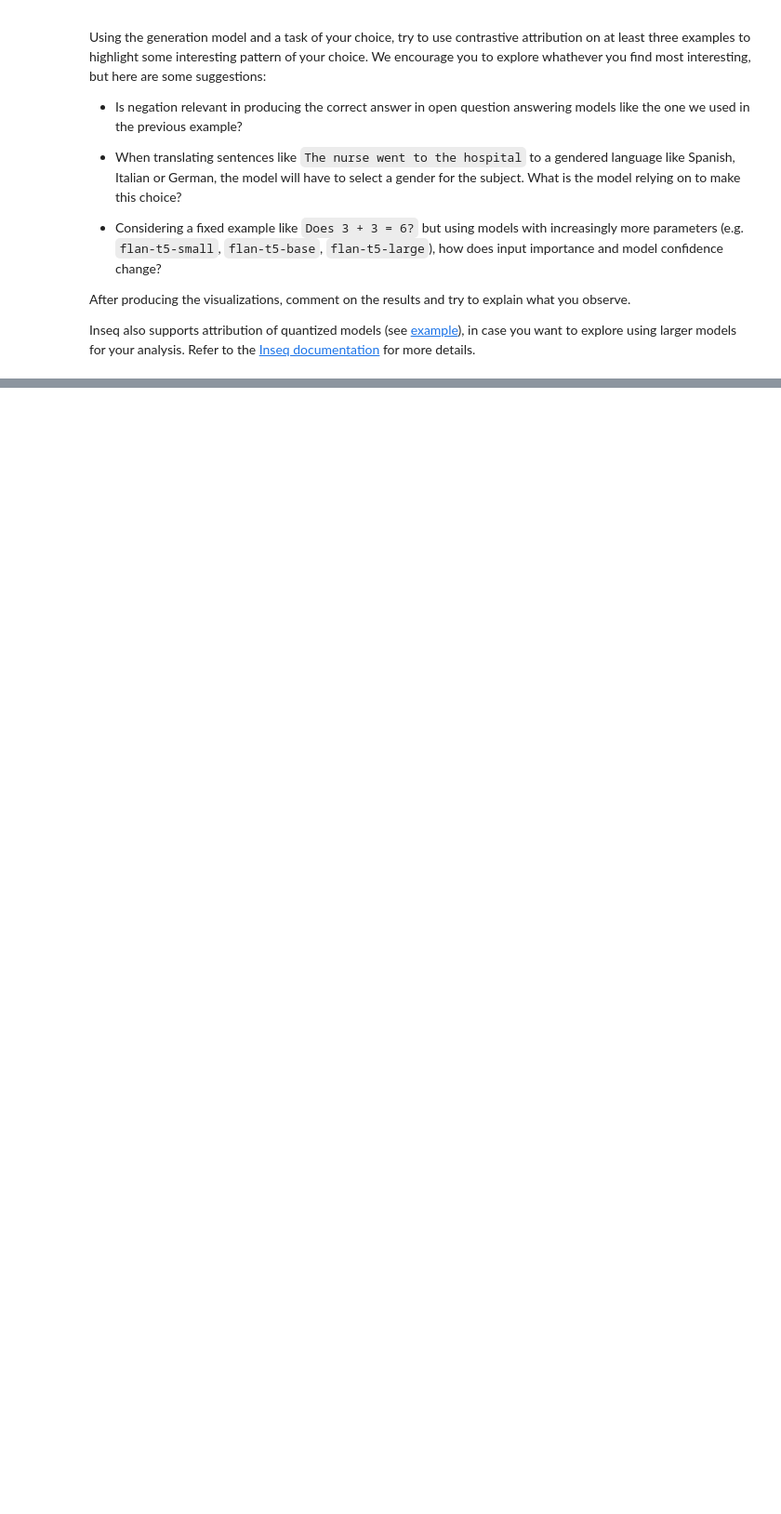
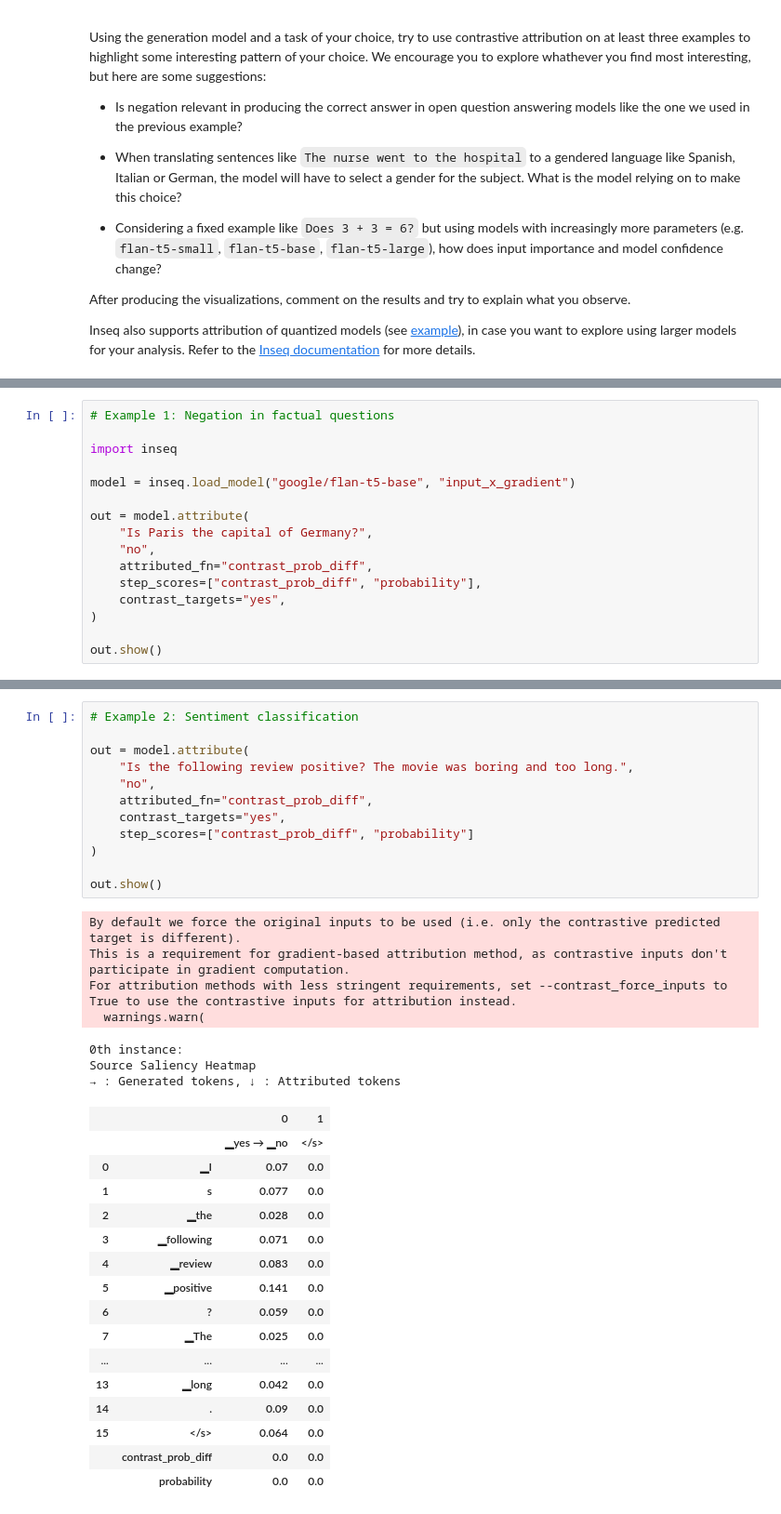
Before and after one commit to matildecmp/IK-NLP-Portfolios, a Jupyter notebook: notebooks/W5E_Inseq_Analysis.ipynb, the cells around one changed output, grey strips where cells are left out. Shown: that part at 93% size. Saved outputs shown, nothing was run; the diff lists cells and outputs as text; blank space fills up the shorter version.

```diff
--- a/notebooks/W5E_Inseq_Analysis.ipynb
+++ b/notebooks/W5E_Inseq_Analysis.ipynb
@@ -226,0 +227,16 @@ Inseq also supports attribution of quantized models (see [example](https://inseq
+# %%
+# Example 1: Negation in factual questions
+
+import inseq
+
+model = inseq.load_model("google/flan-t5-base", "input_x_gradient")
+
+out = model.attribute(
+    "Is Paris the capital of Germany?",
+    "no",
+    attributed_fn="contrast_prob_diff",
+    step_scores=["contrast_prob_diff", "probability"],
+    contrast_targets="yes",
+)
+
+out.show()
@@ -226,0 +261,36 @@ Inseq also supports attribution of quantized models (see [example](https://inseq
+# %%
+# Example 2: Sentiment classification
+
+out = model.attribute(
+    "Is the following review positive? The movie was boring and too long.",
+    "no",
+    attributed_fn="contrast_prob_diff",
+    contrast_targets="yes",
+    step_scores=["contrast_prob_diff", "probability"]
+)
+
+out.show()
+# %% [output]
+By default we force the original inputs to be used (i.e. only the contrastive predicted target is different).
+This is a requirement for gradient-based attribution method, as contrastive inputs don't participate in gradient computation.
+For attribution methods with less stringent requirements, set --contrast_force_inputs to True to use the contrastive inputs for attribution instead.
+  warnings.warn(
+0th instance:
+Source Saliency Heatmap
+→ : Generated tokens, ↓ : Attributed tokens
+|  |  | 0 | 1 |
+|  |  | ▁yes → ▁no | </s> |
+| 0 | ▁I | 0.07 | 0.0 |
+| 1 | s | 0.077 | 0.0 |
+| 2 | ▁the | 0.028 | 0.0 |
+| 3 | ▁following | 0.071 | 0.0 |
+| 4 | ▁review | 0.083 | 0.0 |
+| 5 | ▁positive | 0.141 | 0.0 |
+| 6 | ? | 0.059 | 0.0 |
+| 7 | ▁The | 0.025 | 0.0 |
+| ... | ... | ... | ... |
+| 13 | ▁long | 0.042 | 0.0 |
+| 14 | . | 0.09 | 0.0 |
+| 15 | </s> | 0.064 | 0.0 |
+|  | contrast_prob_diff | 0.0 | 0.0 |
+|  | probability | 0.0 | 0.0 |
```
Also changed, not shown: parts of 5 cells of this notebook.
